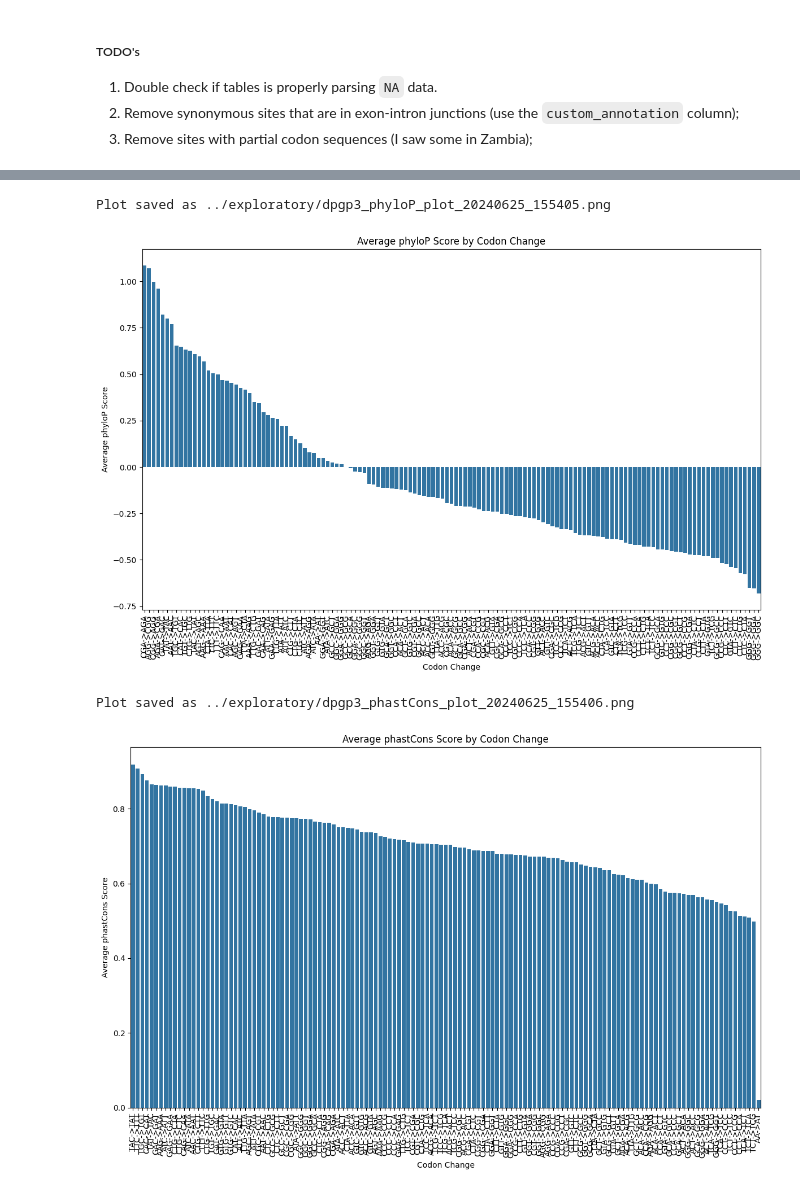
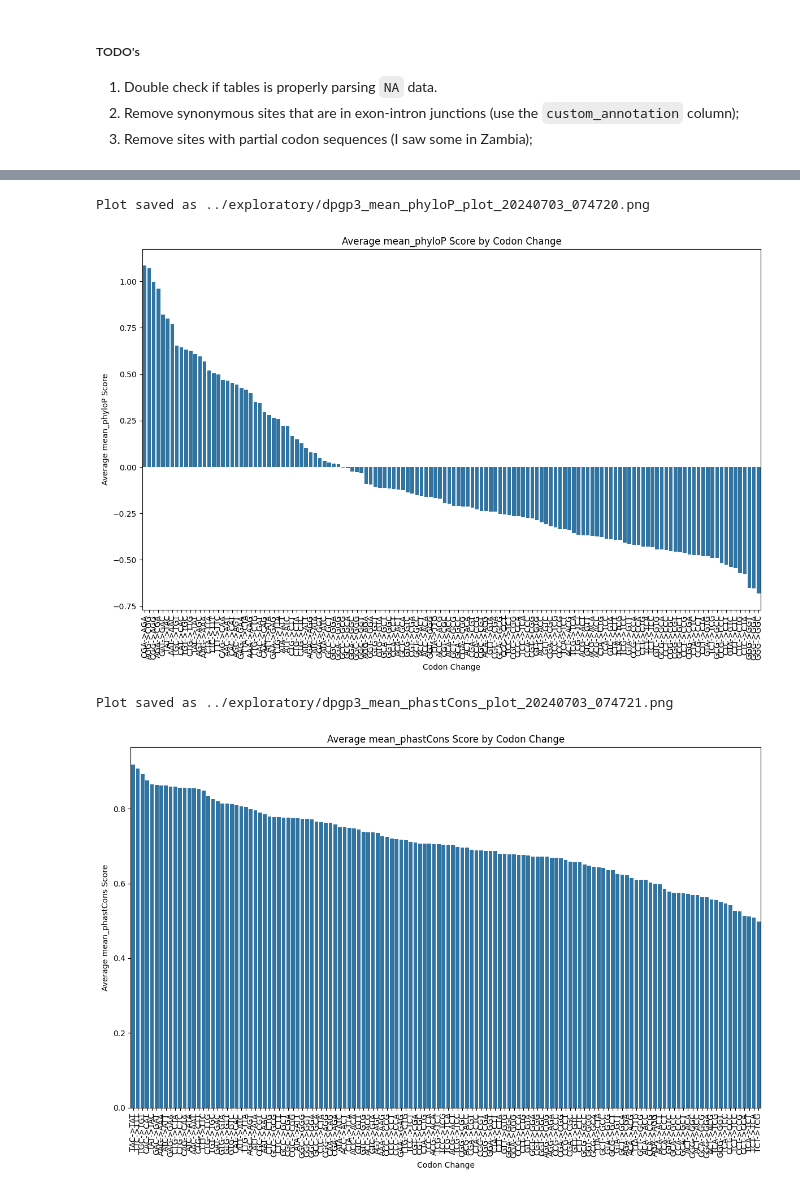
Before and after one commit to vitorpavinato/PRF_Ratios_syn, a Jupyter notebook: PRF_Ratios_syn/02_Exploratory_Analyses_Drosophila.ipynb, the cells around one changed output, grey strips where cells are left out. Cells and saved outputs as stored; diff of their text form; code cells hidden in the pictures.

Commit message:
updating exploratory analysis

```diff
--- a/PRF_Ratios_syn/02_Exploratory_Analyses_Drosophila.ipynb
+++ b/PRF_Ratios_syn/02_Exploratory_Analyses_Drosophila.ipynb
@@ -57,0 +52,10 @@ dpgp3_stats = make_score_counts_data(dpgp3_synonymous_df)
+# %%
+# Create codon change statistics dictionaries
+dgrp2_codon_stats = create_codon_stats(dgrp2_synonymous_df, use_filter=True, phylop_col='phyloP', phastcons_col='phastCons', custom_annotation_col='custom_annotation')
+
+dpgp3_codon_stats = create_codon_stats(dpgp3_synonymous_df, use_filter=True, phylop_col='phyloP', phastcons_col='phastCons', custom_annotation_col='custom_annotation')
+# %%
+# Create the dataframes from the dictionary
+dgrp2_stats = create_codon_stats_dataframe(dgrp2_codon_stats)
+
+dpgp3_stats = create_codon_stats_dataframe(dpgp3_codon_stats)
@@ -76,10 +174,10 @@ Combined plot saved as ../exploratory/phylop_phastcons_codon_density_20240625_15
 # %%
 # Sort the DataFrame by phyloP and phastCons scores
-dgrp2_avg_phylop = dgrp2_stats.sort_values('phyloP', ascending=False)
-dgrp2_avg_phastcons = dgrp2_stats.sort_values('phastCons', ascending=False)
+dgrp2_avg_phylop = dgrp2_stats.sort_values('mean_phyloP', ascending=False)
+dgrp2_avg_phastcons = dgrp2_stats.sort_values('mean_phastCons', ascending=False)
 
 # Sort the DataFrame by phyloP and phastCons scores
-dpgp3_avg_phylop = dpgp3_stats.sort_values('phyloP', ascending=False)
-dpgp3_avg_phastcons = dpgp3_stats.sort_values('phastCons', ascending=False)
+dpgp3_avg_phylop = dpgp3_stats.sort_values('mean_phyloP', ascending=False)
+dpgp3_avg_phastcons = dpgp3_stats.sort_values('mean_phastCons', ascending=False)
 # %%
 # Plot phyloP scores
@@ -96,8 +194,8 @@ Plot saved as ../exploratory/dgrp2_phastCons_plot_20240625_152806.png
 # %%
-plot_scores(dpgp3_avg_phylop, 'phyloP', 'dpgp3')
-plot_scores(dpgp3_avg_phastcons, 'phastCons', 'dpgp3')
+plot_scores(dpgp3_avg_phylop, 'mean_phyloP', 'dpgp3')
+plot_scores(dpgp3_avg_phastcons, 'mean_phastCons', 'dpgp3')
 # %% [output]
-Plot saved as ../exploratory/dpgp3_phyloP_plot_20240625_155405.png
+Plot saved as ../exploratory/dpgp3_mean_phyloP_plot_20240703_074720.png
-[figure, old version]
+[figure, new version]
-Plot saved as ../exploratory/dpgp3_phastCons_plot_20240625_155406.png
+Plot saved as ../exploratory/dpgp3_mean_phastCons_plot_20240703_074721.png
-[figure, old version]
+[figure, new version]
```
Also changed, not shown: parts of 19 cells of this notebook, 2 other files.
